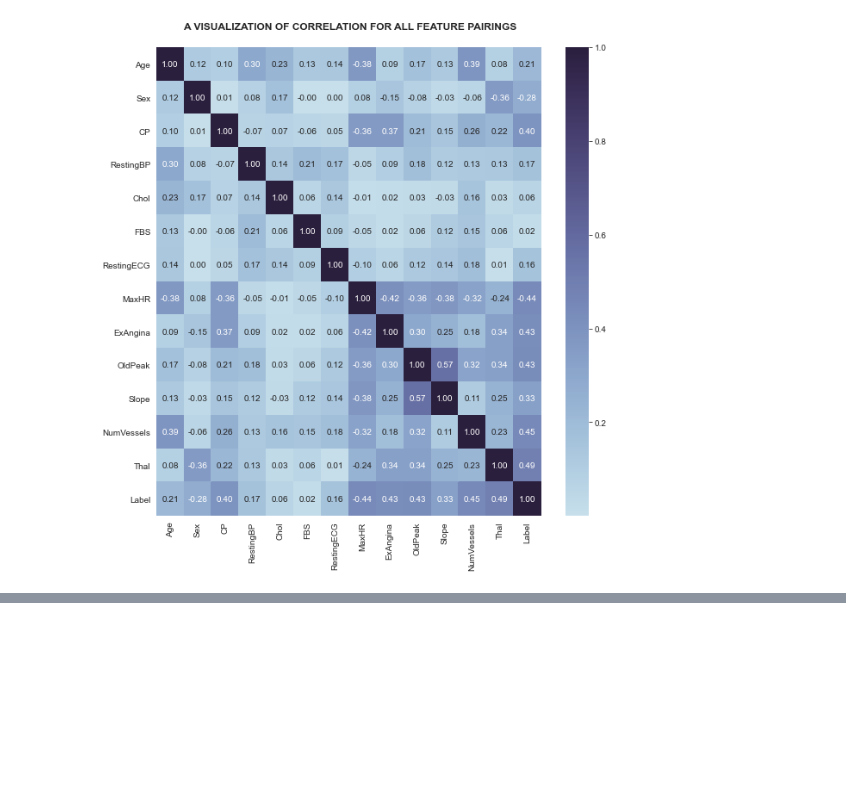
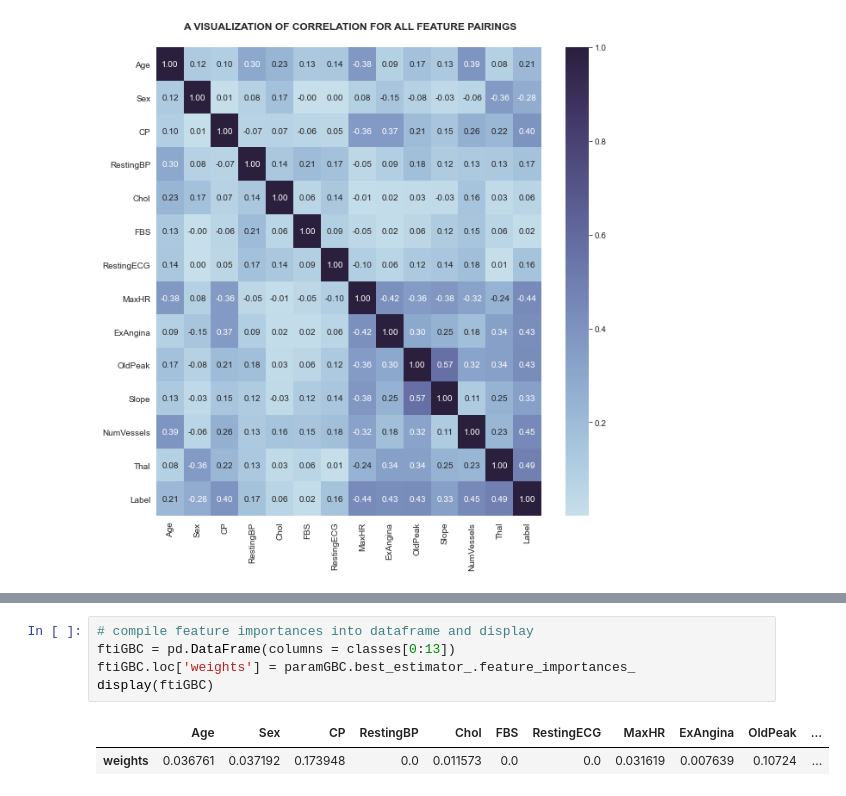
Before and after one commit to habibkhadri1/CapstoneProjectFinal, a Jupyter notebook: PredictingHeartDiseaseTarget.ipynb, the cells around one changed output, grey strips where cells are left out. Saved outputs shown, nothing was run; the diff lists cells and outputs as text; blank space fills up the shorter version.

```diff
--- a/PredictingHeartDiseaseTarget.ipynb
+++ b/PredictingHeartDiseaseTarget.ipynb
@@ -233,0 +397,8 @@ plt.show()
+# %%
+# compile feature importances into dataframe and display
+ftiGBC = pd.DataFrame(columns = classes[0:13])
+ftiGBC.loc['weights'] = paramGBC.best_estimator_.feature_importances_
+display(ftiGBC)
+# %% [output]
+|  | Age | Sex | CP | RestingBP | Chol | FBS | RestingECG | MaxHR | ExAngina | OldPeak | ... |
+| weights | 0.036761 | 0.037192 | 0.173948 | 0.0 | 0.011573 | 0.0 | 0.0 | 0.031619 | 0.007639 | 0.10724 | ... |
```
Also changed, not shown: parts of 27 cells of this notebook.
